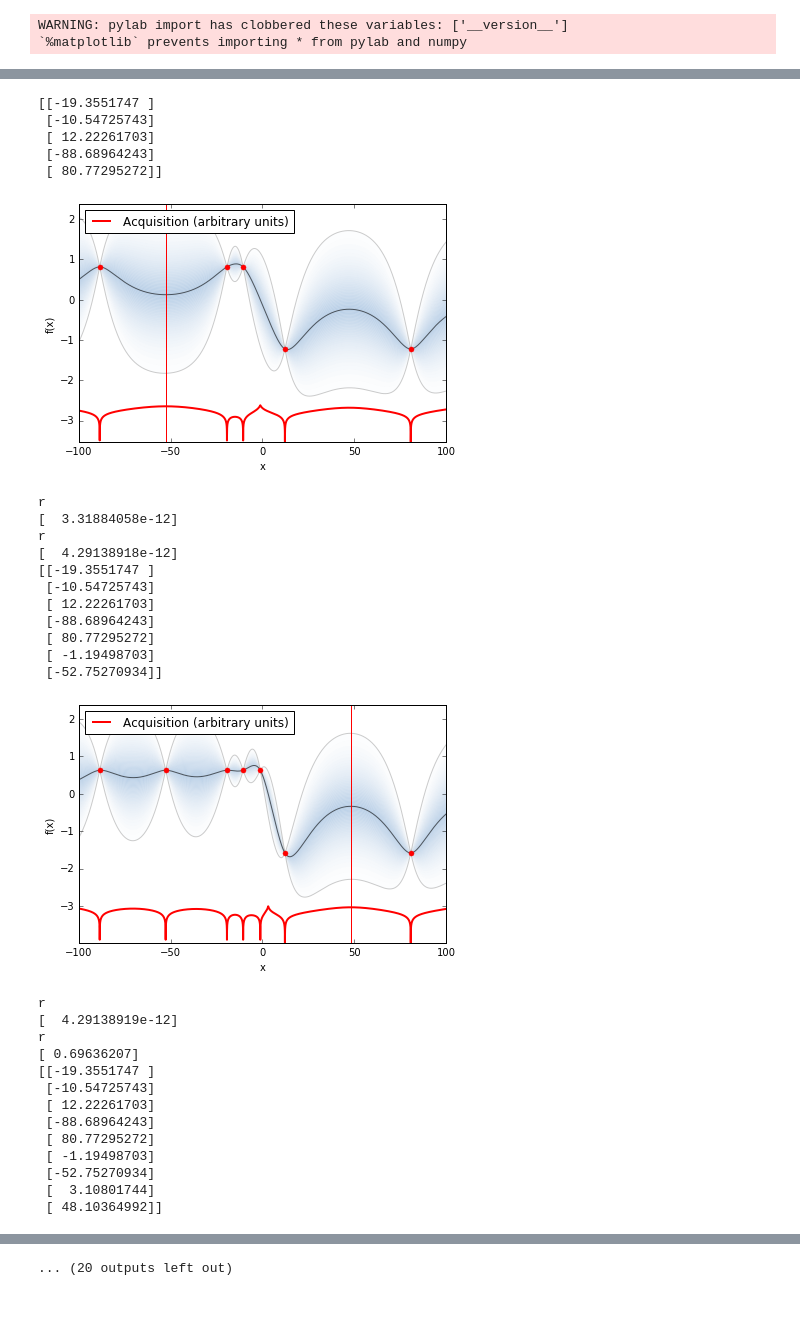
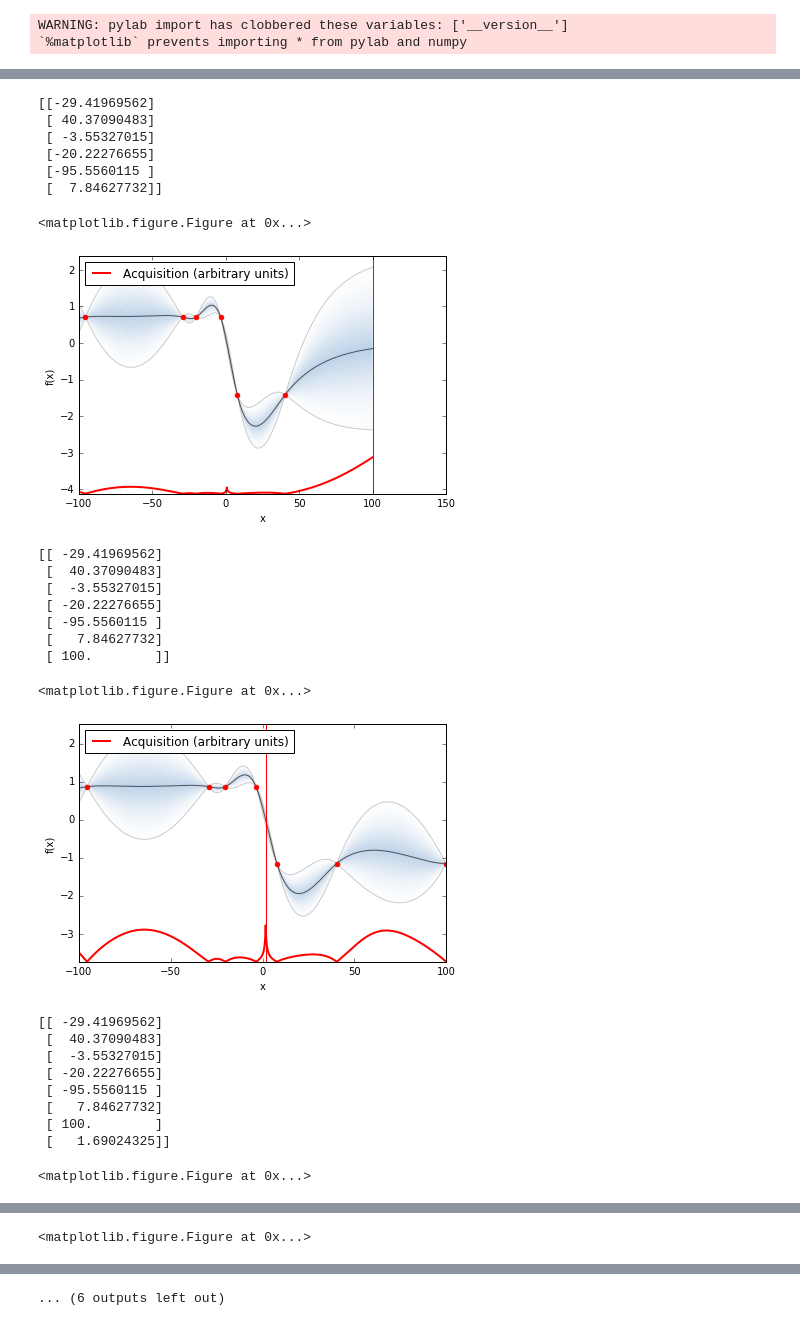
Before and after one commit to jdaaph/GPyOpt, a Jupyter notebook: DiuTest1D.ipynb, the cells around one changed output, grey strips where cells are left out. Cells and saved outputs as stored; diff of their text form; code cells hidden in the pictures.

```diff
--- a/DiuTest1D.ipynb
+++ b/DiuTest1D.ipynb
@@ -24,5 +26,5 @@ max_iter = 15
 myProblem = BayesianOptimization(myf,bounds,acquisition_type="BinaryT",
 #                                  initial_design_numdata=None,
                                  normalize_Y = True,
-                                 batch_size = 2,
+                                 batch_size = 1,
                                  evaluator_type='local_penalization')
@@ -33,39 +31,34 @@ r
 # %%
 from IPython.display import clear_output
-myProblem.plot_acquisition()
+# myProblem.plot_acquisition()
 
-for i in tqdm(range(15)):
+for i in tqdm(range(6)):
     myProblem.run_optimization(max_iter=1)
-    myProblem.plot_acquisition_binaryT()
+    fig = myProblem.plot_acquisition_binaryT()
 # %% [output]
-[[-19.3551747 ]
- [-10.54725743]
- [ 12.22261703]
- [-88.68964243]
- [ 80.77295272]]
+[[-29.41969562]
+ [ 40.37090483]
+ [ -3.55327015]
+ [-20.22276655]
+ [-95.5560115 ]
+ [  7.84627732]]
+<matplotlib.figure.Figure at 0x...>
-[figure, old version]
+[figure, new version]
-r
-[  3.31884058e-12]
-r
-[  4.29138918e-12]
-[[-19.3551747 ]
- [-10.54725743]
- [ 12.22261703]
- [-88.68964243]
- [ 80.77295272]
- [ -1.19498703]
- [-52.75270934]]
+[[ -29.41969562]
+ [  40.37090483]
+ [  -3.55327015]
+ [ -20.22276655]
+ [ -95.5560115 ]
+ [   7.84627732]
+ [ 100.        ]]
+<matplotlib.figure.Figure at 0x...>
-[figure, old version]
+[figure, new version]
-r
-[  4.29138919e-12]
-r
-[ 0.69636207]
-[[-19.3551747 ]
- [-10.54725743]
- [ 12.22261703]
- [-88.68964243]
- [ 80.77295272]
- [ -1.19498703]
- [-52.75270934]
- [  3.10801744]
- [ 48.10364992]]
+[[ -29.41969562]
+ [  40.37090483]
+ [  -3.55327015]
+ [ -20.22276655]
+ [ -95.5560115 ]
+ [   7.84627732]
+ [ 100.        ]
+ [   1.69024325]]
+<matplotlib.figure.Figure at 0x...>
@@ -87,0 +75 @@ r
+<matplotlib.figure.Figure at 0x...>
@@ -127 +77 @@ r
-... (20 outputs left out)
+... (6 outputs left out)
```
Also changed, not shown: parts of 10 cells of this notebook, 39 other files.
